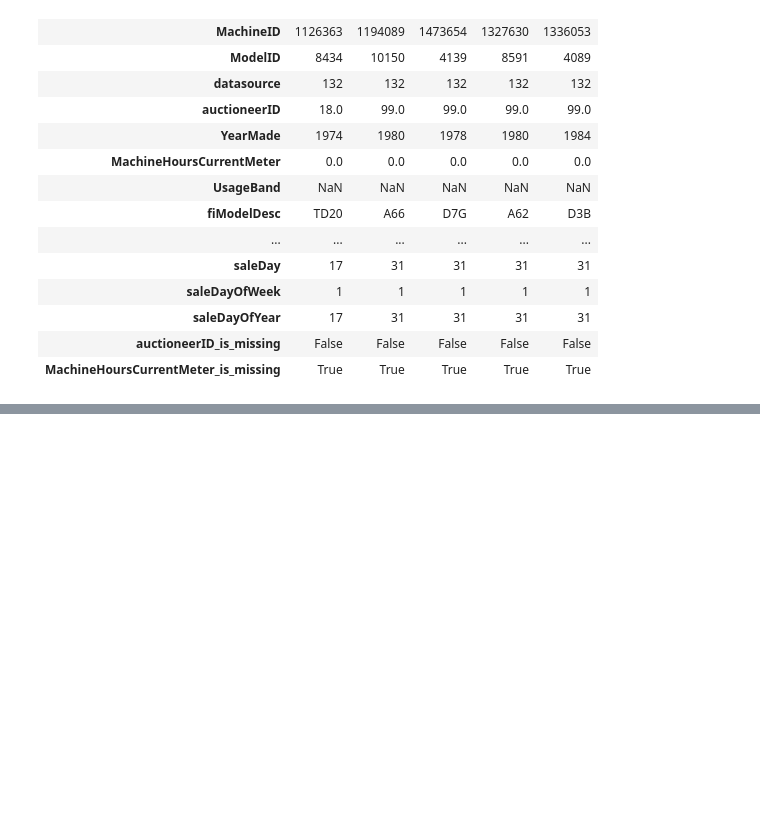
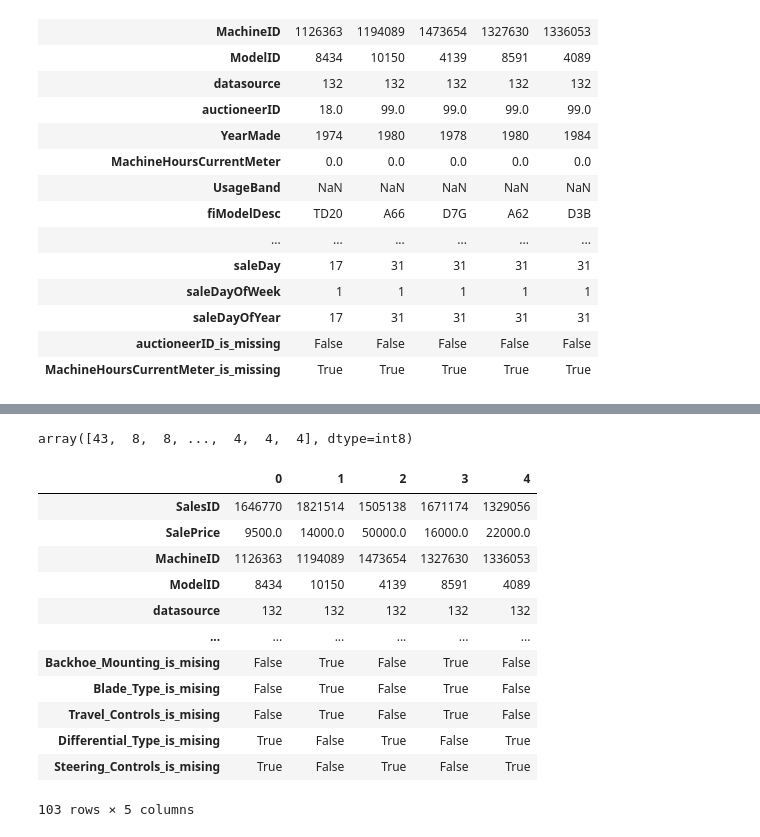
Before and after one commit to shrinidhib/sales-price-prediction, a Jupyter notebook: bulldozer-price-regression.ipynb, the cells around one changed output, grey strips where cells are left out. Cells and saved outputs as stored; diff of their text form; code cells hidden in the pictures; blank space fills up the shorter version.

```diff
--- a/bulldozer-price-regression.ipynb
+++ b/bulldozer-price-regression.ipynb
@@ -489,0 +541,4 @@ df_tmp.head().T
+# %%
+pd.Categorical(df_tmp["state"]).codes
+# %% [output]
+array([43,  8,  8, ...,  4,  4,  4], dtype=int8)
@@ -489,0 +551,16 @@ df_tmp.head().T
+# %%
+df_tmp.head().T
+# %% [output]
+|  | 0 | 1 | 2 | 3 | 4 |
+| SalesID | 1646770 | 1821514 | 1505138 | 1671174 | 1329056 |
+| SalePrice | 9500.0 | 14000.0 | 50000.0 | 16000.0 | 22000.0 |
+| MachineID | 1126363 | 1194089 | 1473654 | 1327630 | 1336053 |
+| ModelID | 8434 | 10150 | 4139 | 8591 | 4089 |
+| datasource | 132 | 132 | 132 | 132 | 132 |
+| ... | ... | ... | ... | ... | ... |
+| Backhoe_Mounting_is_mising | False | True | False | True | False |
+| Blade_Type_is_mising | False | True | False | True | False |
+| Travel_Controls_is_mising | False | True | False | True | False |
+| Differential_Type_is_mising | True | False | True | False | True |
+| Steering_Controls_is_mising | True | False | True | False | True |
+103 rows × 5 columns
```
Also changed, not shown: parts of 6 cells of this notebook.
